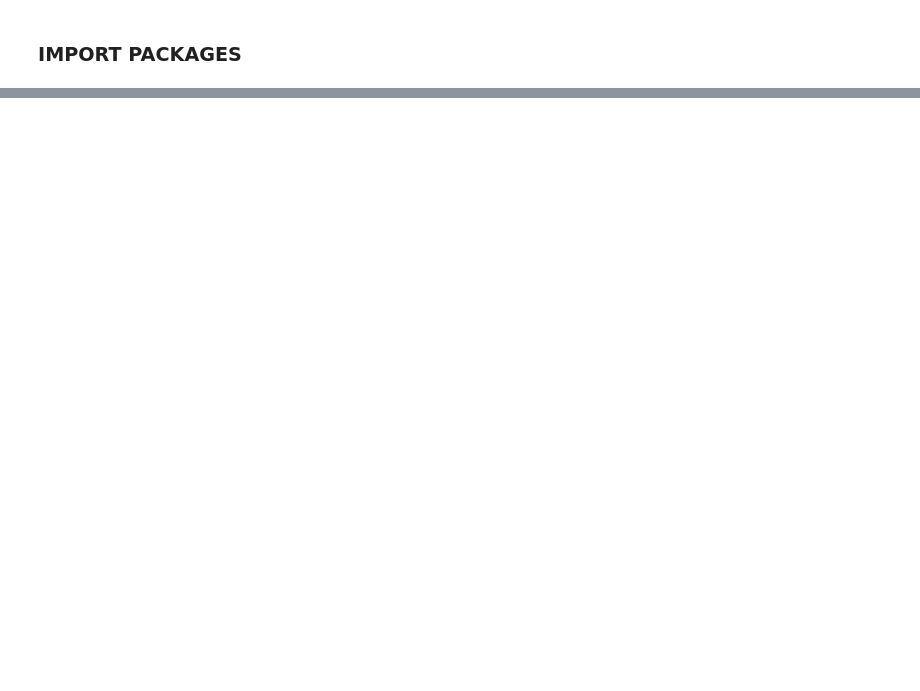
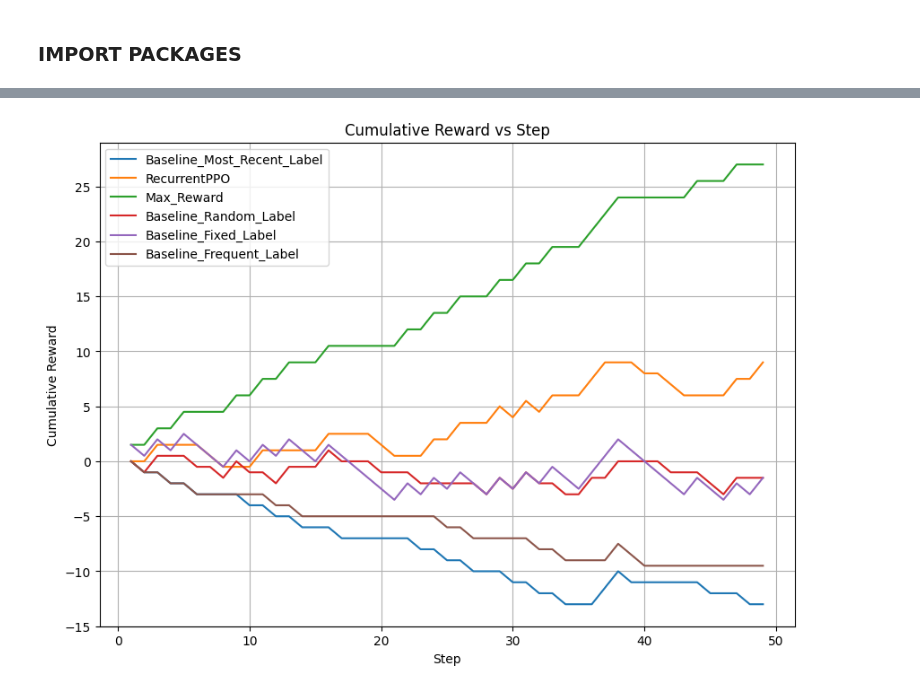
Before and after one commit to EngineerDanny/robust_algo_trader, a Jupyter notebook: drl/custom_environment.ipynb, the cells around one changed output, grey strips where cells are left out. Saved outputs shown, nothing was run; the diff lists cells and outputs as text; code cells hidden in the pictures; blank space fills up the shorter version.

```diff
--- a/drl/custom_environment.ipynb
+++ b/drl/custom_environment.ipynb
@@ -233,8 +215,8 @@ model.learn(total_timesteps=1_000_000_000,
 from sb3_contrib import RecurrentPPO
 
 # Load the model from a zip file
-# model = RecurrentPPO.load("C:/Users/da2343/Projects/robust_algo_trader/drl/log_10_17/trade_drl_model_44040000_steps.zip")
-model = RecurrentPPO.load("/Users/newuser/Projects/robust-algo-trader/envs/trade_drl_model_9120000_steps.zip")
+model = RecurrentPPO.load("C:/Users/da2343/Projects/robust_algo_trader/drl/log_10_17/trade_drl_model_4860000_steps.zip")
+#model = RecurrentPPO.load("/Users/newuser/Projects/robust-algo-trader/envs/trade_drl_model_9120000_steps.zip")
 model
 # set the env of the saved_model
 #saved_model.set_env(env, force_reset=False)
@@ -243,7 +241,7 @@ model
 test_env = TradeUpdateEnv(
          df = deepcopy(df),
          window_size = 3,
-         frame_bound = (4, 50))
+         frame_bound = (3300, 3350))
 
 # train_env = TradeUpdateEnv(
 #             df = deepcopy(df),
@@ -252,12 +250,11 @@ test_env = TradeUpdateEnv(
 
 algo_list = [
 
-    #  {
-    #     "name" : "Baseline_Frequent_Label",
-    #     "env" : test_env,
-    #     "get_action" : lambda env, obs: np.bincount((obs[:,6]).astype(int)).argmax()
-
-    # },
+     {
+        "name" : "Baseline_Frequent_Label",
+        "env" : test_env,
+        "get_action" : lambda env, obs: np.bincount((obs[:,6]).astype(int)).argmax()
+    },
     {
         "name" : "Baseline_Random_Label",
         "env" : test_env,
@@ -361,29 +358,30 @@ reward_df_concat
 # %%
 reward_df_concat = pd.concat(reward_df_list, axis=1)
 # there are three columns with the same name "step", we only need one
 reward_df_concat = reward_df_concat.loc[:,~reward_df_concat.columns.duplicated()]
 reward_df_concat
 
 import matplotlib.pyplot as plt
 
 # plot the cumulative reward against the step
 plt.figure(figsize=(10, 7))
 plt.plot(reward_df_concat["step"], reward_df_concat["Baseline_Most_Recent_Label"], label="Baseline_Most_Recent_Label")
 plt.plot(reward_df_concat["step"], reward_df_concat["RecurrentPPO"], label="RecurrentPPO")
 plt.plot(reward_df_concat["step"], reward_df_concat["Max_Reward"], label="Max_Reward")
 plt.plot(reward_df_concat["step"], reward_df_concat["Baseline_Random_Label"], label="Baseline_Random_Label")
 plt.plot(reward_df_concat["step"], reward_df_concat["Baseline_Fixed_Label"], label="Baseline_Fixed_Label")
-
-# plt.plot(reward_df_concat["step"], reward_df_concat["Baseline_Frequent_Label"], label="Baseline_Frequent_Label")
+plt.plot(reward_df_concat["step"], reward_df_concat["Baseline_Frequent_Label"], label="Baseline_Frequent_Label")
 # plt.plot(reward_df_concat["step"], reward_df_concat["Ensemble_Baseline_Most_Recent_Label_RecurrentPPO"], label="Ensemble_Baseline_Most_Recent_Label_RecurrentPPO")
 
 plt.xlabel("Step")
 plt.ylabel("Cumulative Reward")
 plt.title("Cumulative Reward vs Step")
 
 # show grid lines
 plt.grid()
 
 
 plt.legend()
 plt.show()
+# %% [output]
+[figure, added]
```
Also changed, not shown: parts of 3 cells of this notebook.
